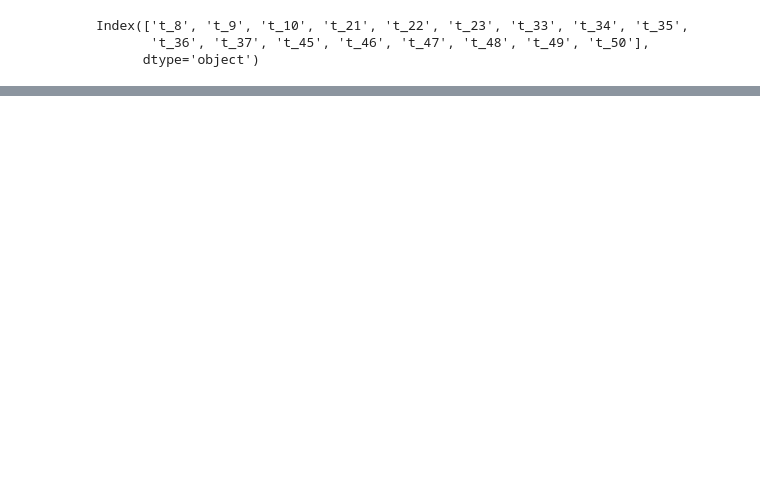
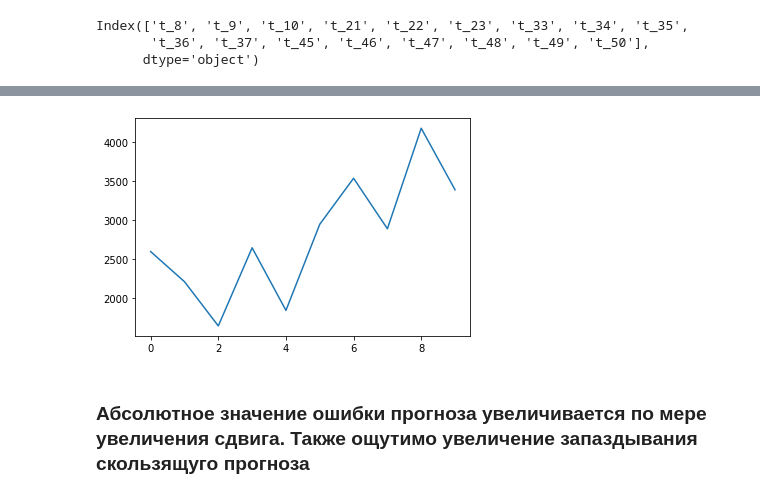
Before and after one commit to VadimGrishin/time_series, a Jupyter notebook: time_ser_less4.ipynb, the cells around one changed output, grey strips where cells are left out. Drawn from its saved outputs; the diff is of its cells as text; code cells hidden in the pictures; blank space fills up the shorter version.

```diff
--- a/time_ser_less4.ipynb
+++ b/time_ser_less4.ipynb
@@ -343,0 +423,11 @@ a*b
+# %%
+x = pd.DataFrame(abs(y_test[:100] - y_slide[:100]))
+x['by'] = x.index // 10
+xx = x.groupby('by').mean()
+# %%
+plt.plot(xx)
+plt.show()
+# %% [output]
+[figure, added]
+# %% [markdown]
+### Абсолютное значение ошибки прогноза увеличивается по мере увеличения сдвига. Также ощутимо увеличение запаздывания скользящуго прогноза
```
Also changed, not shown: parts of 42 cells of this notebook.
